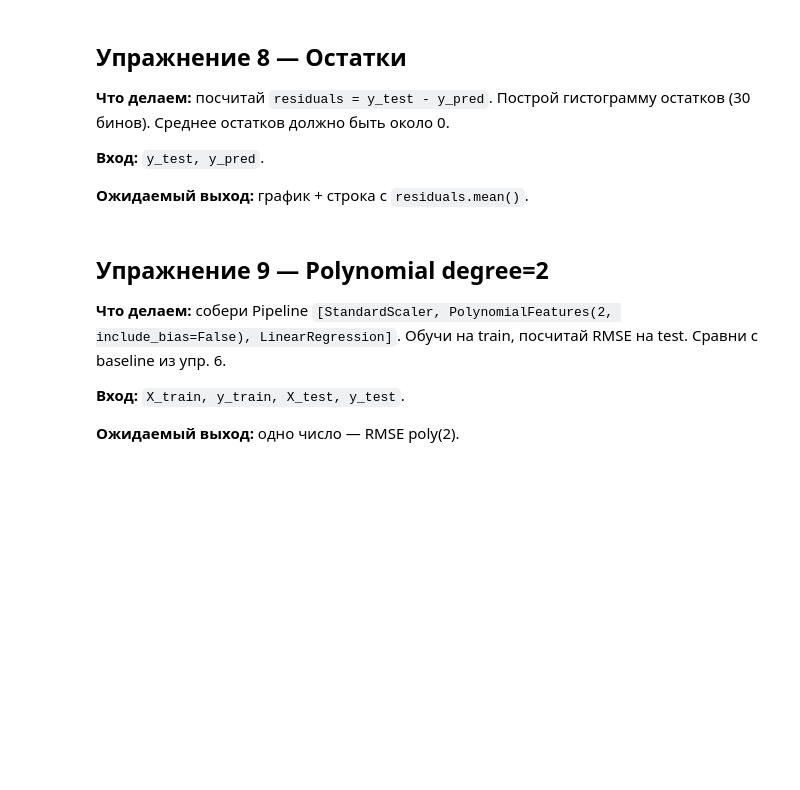
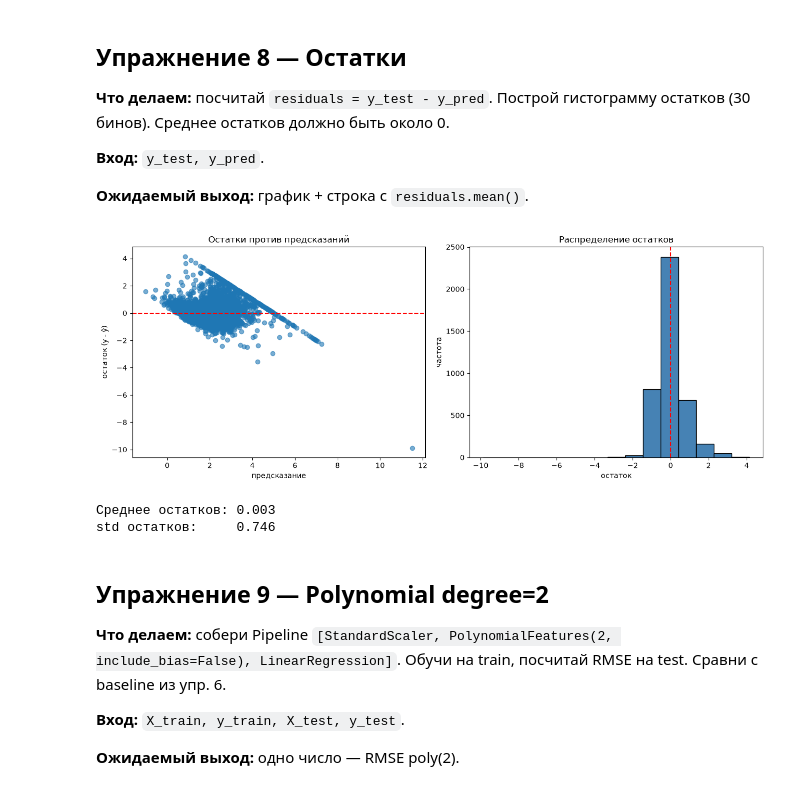
Before and after one commit to kokontsev/mentoring-course, a Jupyter notebook: week_07/02_linreg_sklearn_practice.ipynb, the cells around one changed output. Drawn from its saved outputs; the diff is of its cells as text; code cells hidden in the pictures; blank space fills up the shorter version.

```diff
--- a/week_07/02_linreg_sklearn_practice.ipynb
+++ b/week_07/02_linreg_sklearn_practice.ipynb
@@ -138,3 +208,31 @@ model = ...
+# %%
+residuals = y_test.values - y_pred
+
+fig, axes = plt.subplots(1, 2, figsize=(13, 5))
+
+# Слева: остатки vs предсказание.
+axes[0].scatter(y_pred, residuals, alpha=0.6)
+axes[0].axhline(0, color='red', linestyle='--')
+axes[0].set_xlabel('предсказание')
+axes[0].set_ylabel('остаток (y - ŷ)')
+axes[0].set_title('Остатки против предсказаний')
+
+# Справа: гистограмма остатков (должна быть похожа на нормальное распределение).
+axes[1].hist(residuals, bins=15, edgecolor='black', color='steelblue')
+axes[1].axvline(0, color='red', linestyle='--')
+axes[1].set_xlabel('остаток')
+axes[1].set_ylabel('частота')
+axes[1].set_title('Распределение остатков')
+
+plt.tight_layout()
+plt.show()
+
+print(f'Среднее остатков: {residuals.mean():.3f}')
+print(f'std остатков:     {residuals.std():.3f}')
+# %% [output]
+[figure, added]
+Среднее остатков: 0.003
+std остатков:     0.746
 # %% [markdown]
 ## Упражнение 9 — Polynomial degree=2
 
```
Also changed, not shown: parts of 21 cells of this notebook, 2 other files.
